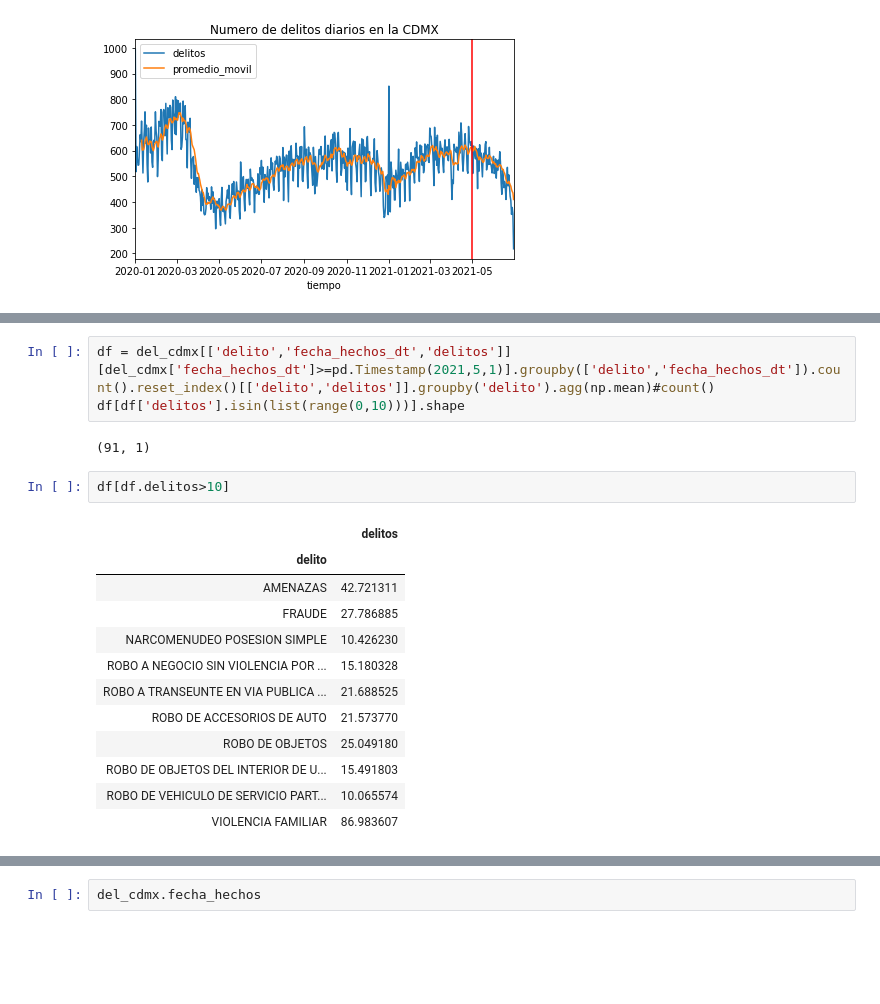
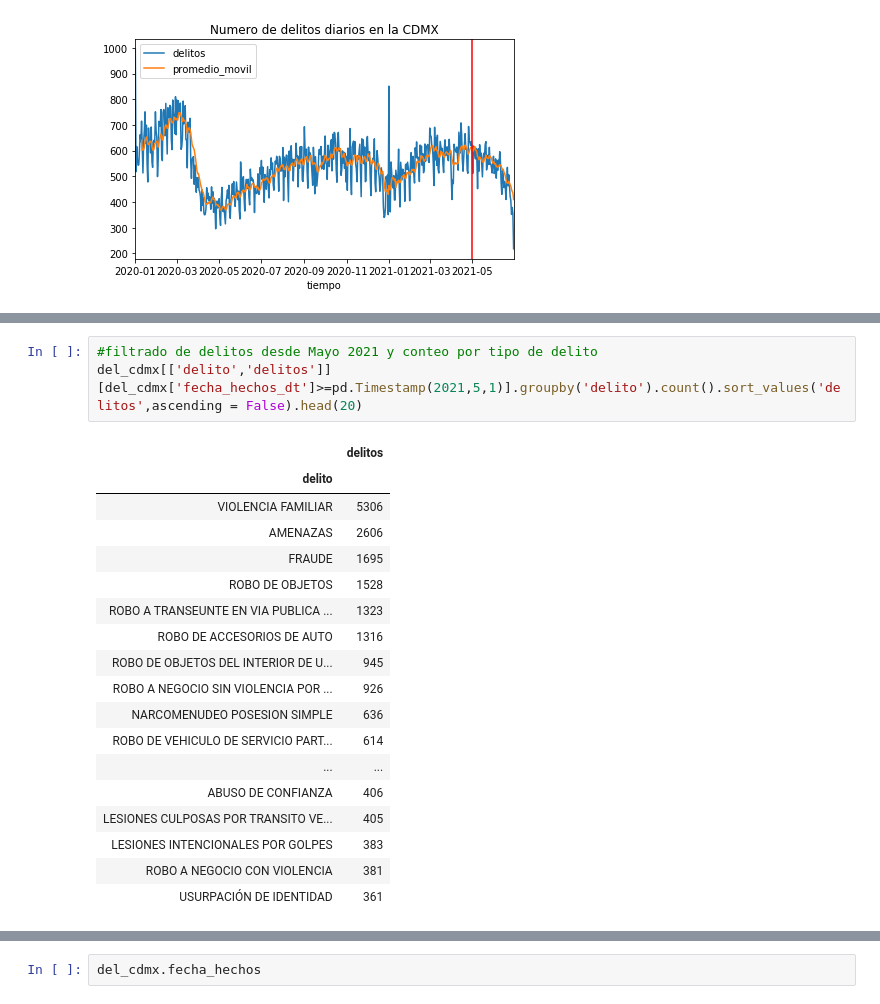
Before and after one commit to DarioDC/OPI, a Jupyter notebook: Examen_DarioDiazCuevas.ipynb, the cells around one changed output, grey strips where cells are left out. Cells and saved outputs as stored; diff of their text form; blank space fills up the shorter version.

```diff
--- a/Examen_DarioDiazCuevas.ipynb
+++ b/Examen_DarioDiazCuevas.ipynb
@@ -293,20 +273,22 @@ pd.DataFrame(del_cdmx['delito'][del_cdmx['fecha_hechos_dt']>=pd.Timestamp(2021,5
-# %%
-df = del_cdmx[['delito','fecha_hechos_dt','delitos']][del_cdmx['fecha_hechos_dt']>=pd.Timestamp(2021,5,1)].groupby(['delito','fecha_hechos_dt']).count().reset_index()[['delito','delitos']].groupby('delito').agg(np.mean)#count()
-df[df['delitos'].isin(list(range(0,10)))].shape
-# %% [output]
-(91, 1)
-# %%
-df[df.delitos>10]
-# %% [output]
-|  | delitos |
-| delito |  |
-| AMENAZAS | 42.721311 |
-| FRAUDE | 27.786885 |
-| NARCOMENUDEO POSESION SIMPLE | 10.426230 |
-| ROBO A NEGOCIO SIN VIOLENCIA POR ... | 15.180328 |
-| ROBO A TRANSEUNTE EN VIA PUBLICA ... | 21.688525 |
-| ROBO DE ACCESORIOS DE AUTO | 21.573770 |
-| ROBO DE OBJETOS | 25.049180 |
-| ROBO DE OBJETOS DEL INTERIOR DE U... | 15.491803 |
-| ROBO DE VEHICULO DE SERVICIO PART... | 10.065574 |
-| VIOLENCIA FAMILIAR | 86.983607 |
+# %%
+#filtrado de delitos desde Mayo 2021 y conteo por tipo de delito
+del_cdmx[['delito','delitos']][del_cdmx['fecha_hechos_dt']>=pd.Timestamp(2021,5,1)].groupby('delito').count().sort_values('delitos',ascending = False).head(20)
+# %% [output]
+|  | delitos |
+| delito |  |
+| VIOLENCIA FAMILIAR | 5306 |
+| AMENAZAS | 2606 |
+| FRAUDE | 1695 |
+| ROBO DE OBJETOS | 1528 |
+| ROBO A TRANSEUNTE EN VIA PUBLICA ... | 1323 |
+| ROBO DE ACCESORIOS DE AUTO | 1316 |
+| ROBO DE OBJETOS DEL INTERIOR DE U... | 945 |
+| ROBO A NEGOCIO SIN VIOLENCIA POR ... | 926 |
+| NARCOMENUDEO POSESION SIMPLE | 636 |
+| ROBO DE VEHICULO DE SERVICIO PART... | 614 |
+| ... | ... |
+| ABUSO DE CONFIANZA | 406 |
+| LESIONES CULPOSAS POR TRANSITO VE... | 405 |
+| LESIONES INTENCIONALES POR GOLPES | 383 |
+| ROBO A NEGOCIO CON VIOLENCIA | 381 |
+| USURPACIÓN DE IDENTIDAD | 361 |
```
Also changed, not shown: parts of 10 cells of this notebook.
